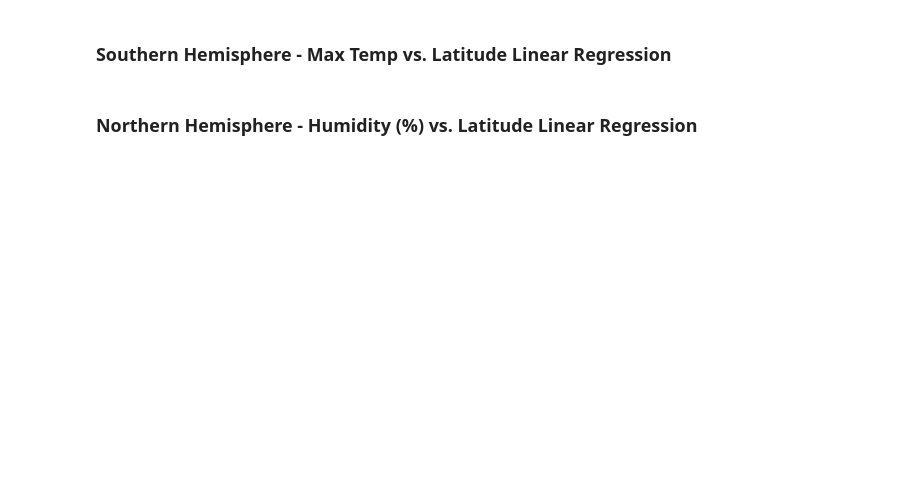
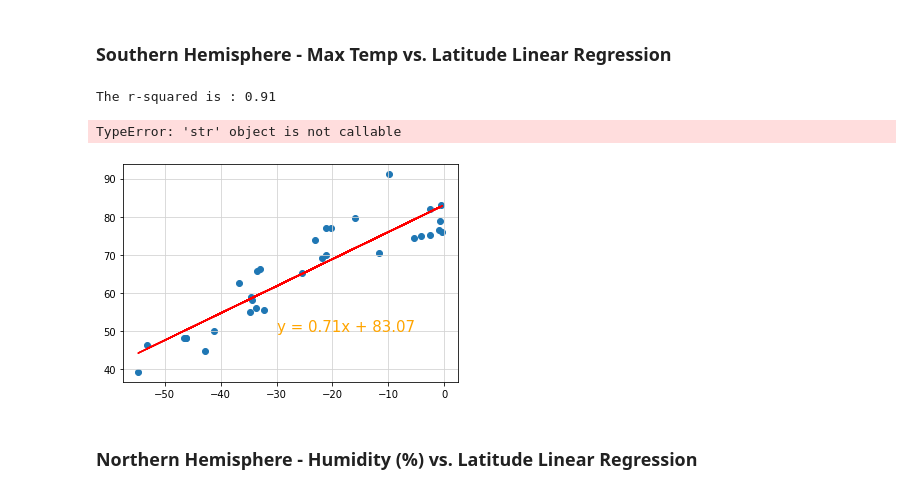
Before and after one commit to timsamson/Python_API_Challange, a Jupyter notebook: Files/WeatherPy.ipynb, the cells around one changed output. Cells and saved outputs as stored; diff of their text form; code cells hidden in the pictures; blank space fills up the shorter version.

```diff
--- a/Files/WeatherPy.ipynb
+++ b/Files/WeatherPy.ipynb
@@ -274,20 +275,21 @@ plt.savefig(f"Images/{title_1}.png")
 # %% [markdown]
 ###  Southern Hemisphere - Max Temp vs. Latitude Linear Regression
 # %%
-#plot variable
-title_2 = "Southern Hemisphere - Max Temp vs. Latitude Regression"
-
 #use functions
 equation = linear_regression(south_hem["Latitude"],south_hem["Max Temp"])
 annotate(equation, -30, 50)
 
 #title and labels
-plt.title=(f"{title_2}")
+plt.title=(f"Southern Hemisphere | Max Temp vs. Latitude Regression ({datetime.datetime.now().strftime("%D")})")
 plt.xlabel("Latitude")
 plt.ylabel("Humidity (%)")
 
 # Save the figure
-plt.savefig(f"Images/{title_2}.png")
+plt.savefig(f"Images/Southern Hemisphere | Max Temp vs. Latitude Regression.png")
+# %% [output]
+The r-squared is : 0.91
+TypeError: 'str' object is not callable
+[figure, added]
 # %% [markdown]
 ###  Northern Hemisphere - Humidity (%) vs. Latitude Linear Regression
 # %%
```
Also changed, not shown: parts of 16 cells of this notebook, 8 other files.
